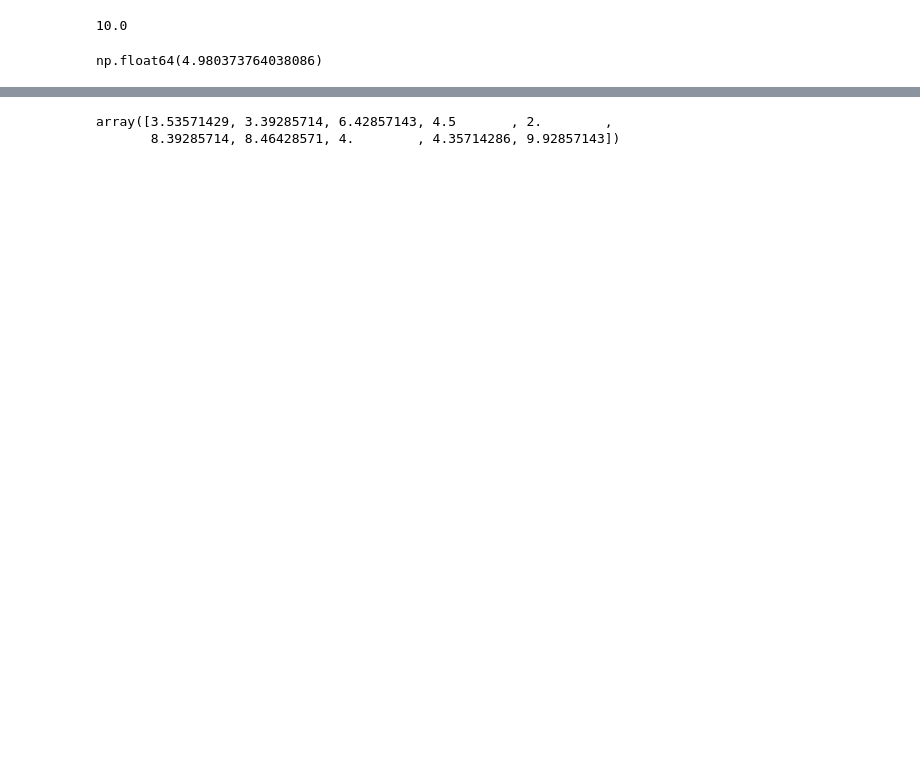
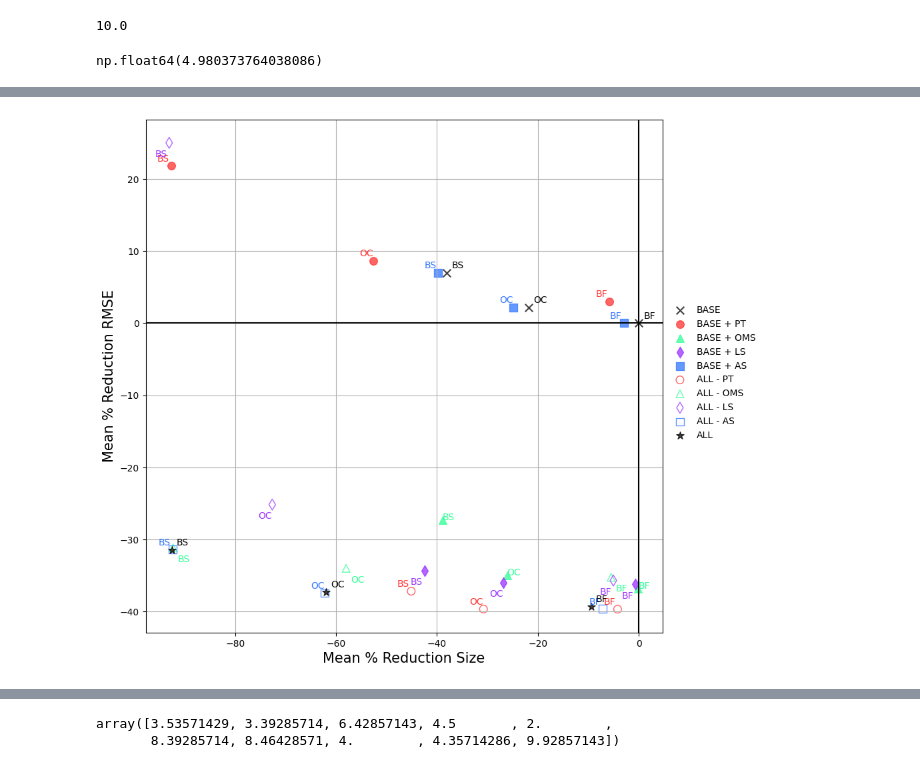
Before and after one commit to lachlanjs/species-ss-slim-gsgp, a Jupyter notebook: slim_gsgp/reproduce_test.ipynb, the cells around one changed output, grey strips where cells are left out. Cells and saved outputs as stored; diff of their text form; code cells hidden in the pictures; blank space fills up the shorter version.

```diff
--- a/slim_gsgp/reproduce_test.ipynb
+++ b/slim_gsgp/reproduce_test.ipynb
@@ -21,3 +23,16 @@ np.float64(4.980373764038086)
 full_means = full_df.groupby(level=["variant", "dataset", "individual"]).mean()
 # %%
 full_medians = full_df.groupby(level=["variant", "dataset", "individual"]).median()
+# %%
+baseline_data = full_medians.xs(("BASE", "best_fitness"), level=['variant', 'individual'])
+# %%
+full_pcs = full_medians.sub(baseline_data, level="dataset").div(baseline_data, level="dataset") * 100
+# %%
+mean_pcs = full_pcs.groupby(level=["variant", "individual"]).mean()
+# %%
+df_final = mean_pcs.reset_index()
+df_final["variant_individual"] = df_final["variant"].astype(str) + " " + df_final["individual"].astype(str)
+df_final["marker"] = df_final["variant"].astype(str).map(lambda variant_name: VARIANT_MARKERS[variant_name])
+df_final["color"] = df_final["variant"].astype(str).map(lambda variant_name: VARIANT_COLORS[variant_name])
+# df_final = df_final.pivot(index="variant_individual", columns=["fitness", "size"])
+df_final = df_final.set_index(["variant", "individual"])
@@ -23,0 +60,70 @@ full_medians = full_df.groupby(level=["variant", "dataset", "individual"]).media
+# %%
+VARIANT_MARKERFACECOLORS = {
+    "BASE": "none",
+    "BASE + PT": "none",
+    "BASE + OMS": "none",
+    "BASE + LS": "none",
+    "BASE + AS": "none",
+    "ALL - PT": "none",
+    "ALL - OMS": "none",
+    "ALL - LS": "none",
+    "ALL - AS": "none",
+    "ALL": "none"
+}
+
+
+fig, ax = plt.subplots(figsize=(10, 10))
+
+ax.axhline(0.0, color="black")
+ax.axvline(0.0, color="black")
+
+scatters = []
+for variant_name in VARIANT_NAMES:
+    for individual in ["best_fitness", "best_size", "optimal_compromise"]:
+        size = df_final.loc[(variant_name, individual)]["size"]
+        fitness = df_final.loc[(variant_name, individual)]["fitness"]
+        color = df_final.loc[(variant_name, individual)]["color"]
+        marker = df_final.loc[(variant_name, individual)]["marker"]
+        markerfacecolor = color if ("+" in variant_name) or variant_name in ["ALL", "BASE"] else "none"
+
+        sc = ax.scatter(size, fitness, s=70, edgecolor=color, marker=marker, label=variant_name, alpha=0.75, facecolor=markerfacecolor)
+
+        if individual == "best_fitness":
+            scatters.append(sc)
+
+        xyoffset = (0, 0)
+        if variant_name in ["ALL", "BASE"]:
+            xyoffset = (5, 5)
+        if variant_name in ["BASE + PT", "ALL - PT", "BASE + AS", "ALL - AS"]:
+            xyoffset = (-15, 5)
+        if variant_name in ["BASE + LS", "ALL - LS"]:
+            xyoffset = (-15, -15)
+        if variant_name in ["ALL + OMS", "ALL - OMS"]:
+            xyoffset = (5, -15)
+
+        if individual == "optimal_compromise":  # Annotate only one type
+            ax.annotate("OC", (size, fitness),
+                        fontsize=10, xytext=xyoffset, textcoords='offset points', color=color)
+        if individual == "best_fitness":  # Annotate only one type
+            ax.annotate("BF", (size, fitness),
+                        fontsize=10, xytext=xyoffset, textcoords='offset points', color=color)
+        if individual == "best_size":  # Annotate only one type
+            ax.annotate("BS", (size, fitness),
+                        fontsize=10, xytext=xyoffset, textcoords='offset points', color=color)
+
+ax.set_xlabel("Mean % Reduction Size", fontsize=15)
+ax.set_ylabel("Mean % Reduction RMSE", fontsize=15)
+
+ax.grid()
+fig.legend(
+    handles=scatters,
+    loc='center left',             # Position at bottom center
+    labels=list(VARIANTS_DICT.values()),
+    bbox_to_anchor=(0.90, 0.5),     # Fine-tune position (x, y)
+    ncol=1,                         # Number of columns in legend
+    frameon=False,                    # Optional: add frame,
+    fontsize=10
+)
+plt.show()
+# %% [output]
+[figure, added]
```
Also changed, not shown: parts of 7 cells of this notebook, 17 other files.
